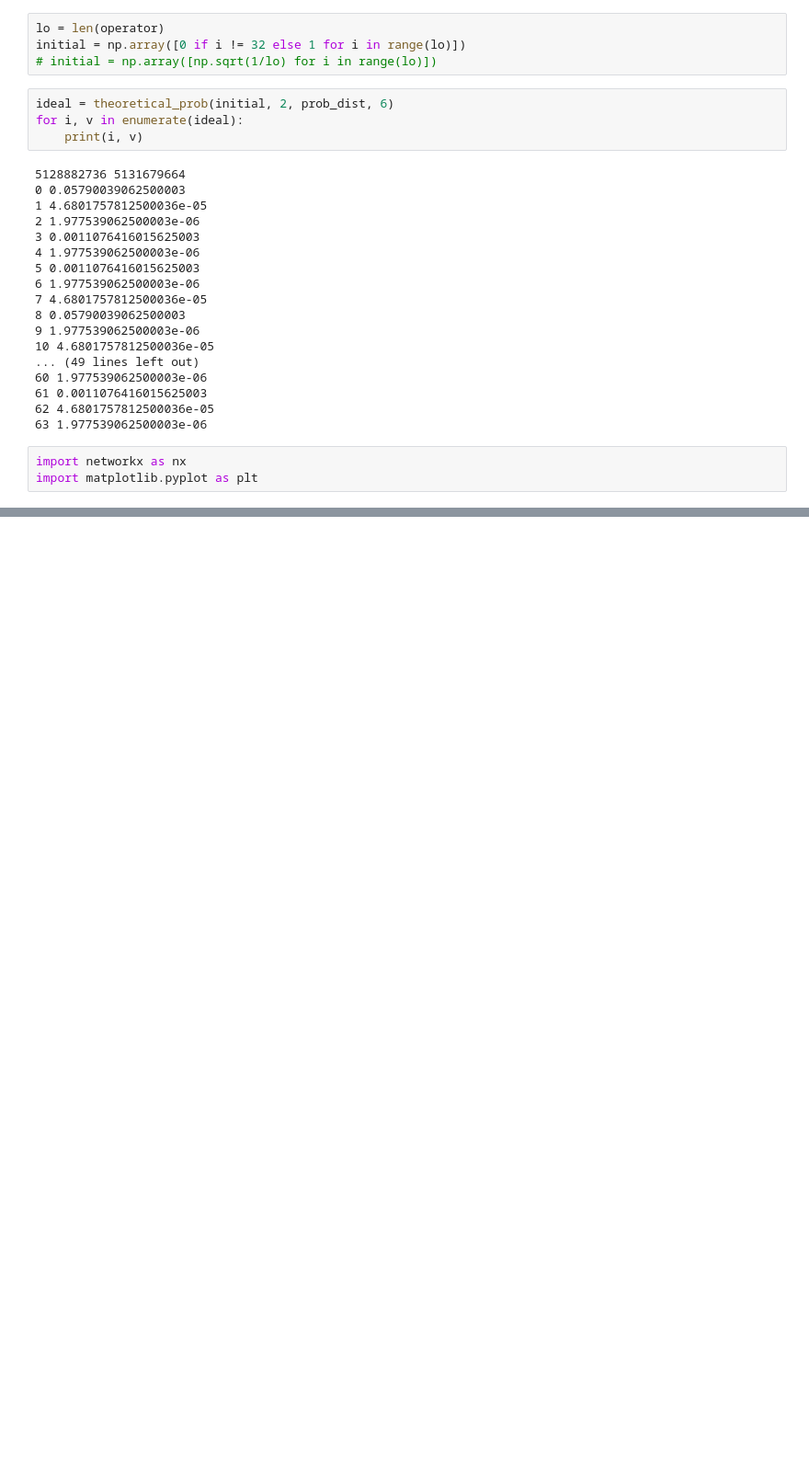
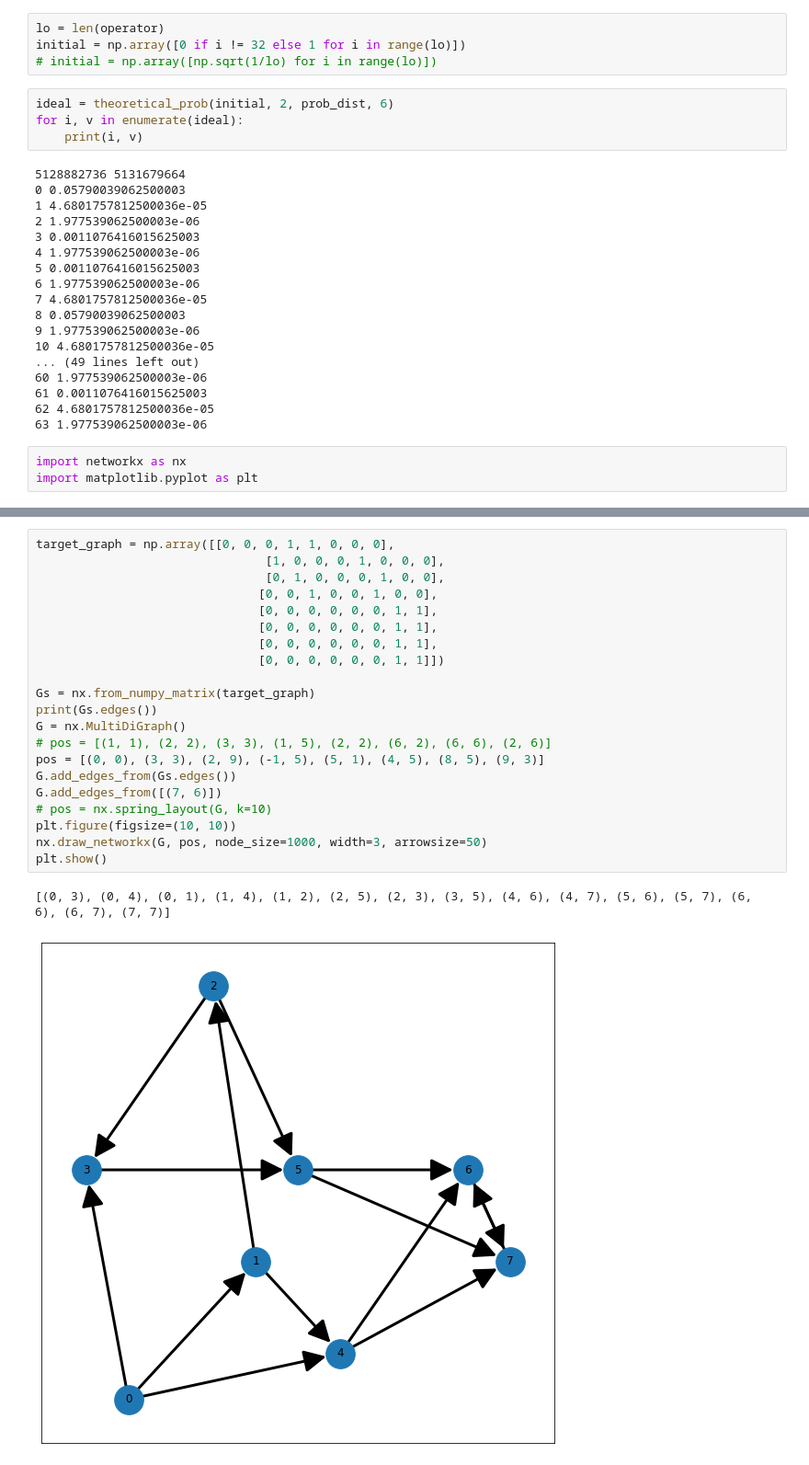
Before and after one commit to Chibikuri/qwopt, a Jupyter notebook: notebook/Untitled.ipynb, the cells around one changed output, grey strips where cells are left out. Shown at 92% size. Cells and saved outputs as stored; diff of their text form; blank space fills up the shorter version.

```diff
--- a/notebook/Untitled.ipynb
+++ b/notebook/Untitled.ipynb
@@ -148,0 +159,24 @@ nx.draw(G)
+# %%
+target_graph = np.array([[0, 0, 0, 1, 1, 0, 0, 0],
+                                [1, 0, 0, 0, 1, 0, 0, 0],
+                                [0, 1, 0, 0, 0, 1, 0, 0],
+                               [0, 0, 1, 0, 0, 1, 0, 0],
+                               [0, 0, 0, 0, 0, 0, 1, 1],
+                               [0, 0, 0, 0, 0, 0, 1, 1],
+                               [0, 0, 0, 0, 0, 0, 1, 1],
+                               [0, 0, 0, 0, 0, 0, 1, 1]])
+
+Gs = nx.from_numpy_matrix(target_graph)
+print(Gs.edges())
+G = nx.MultiDiGraph()
+# pos = [(1, 1), (2, 2), (3, 3), (1, 5), (2, 2), (6, 2), (6, 6), (2, 6)]
+pos = [(0, 0), (3, 3), (2, 9), (-1, 5), (5, 1), (4, 5), (8, 5), (9, 3)]
+G.add_edges_from(Gs.edges())
+G.add_edges_from([(7, 6)])
+# pos = nx.spring_layout(G, k=10)
+plt.figure(figsize=(10, 10))
+nx.draw_networkx(G, pos, node_size=1000, width=3, arrowsize=50)
+plt.show()
+# %% [output]
+[(0, 3), (0, 4), (0, 1), (1, 4), (1, 2), (2, 5), (2, 3), (3, 5), (4, 6), (4, 7), (5, 6), (5, 7), (6, 6), (6, 7), (7, 7)]
+[figure, added]
```
Also changed, not shown: parts of 2 cells of this notebook, 3 other files.
